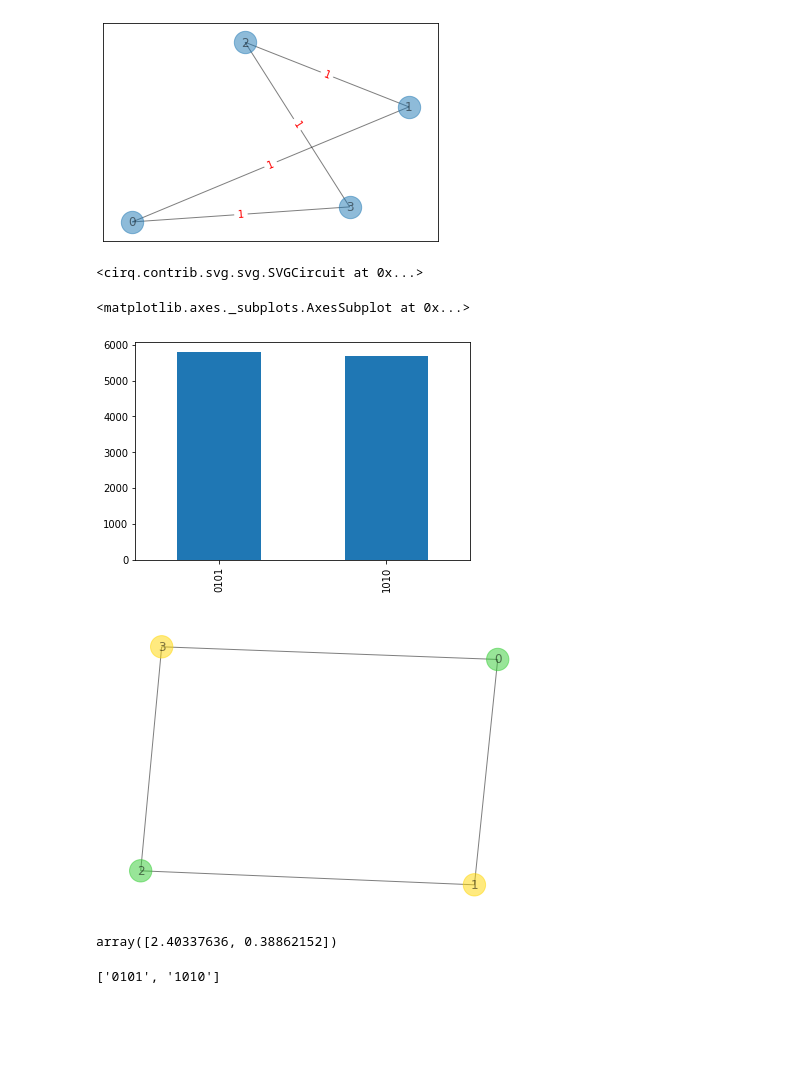
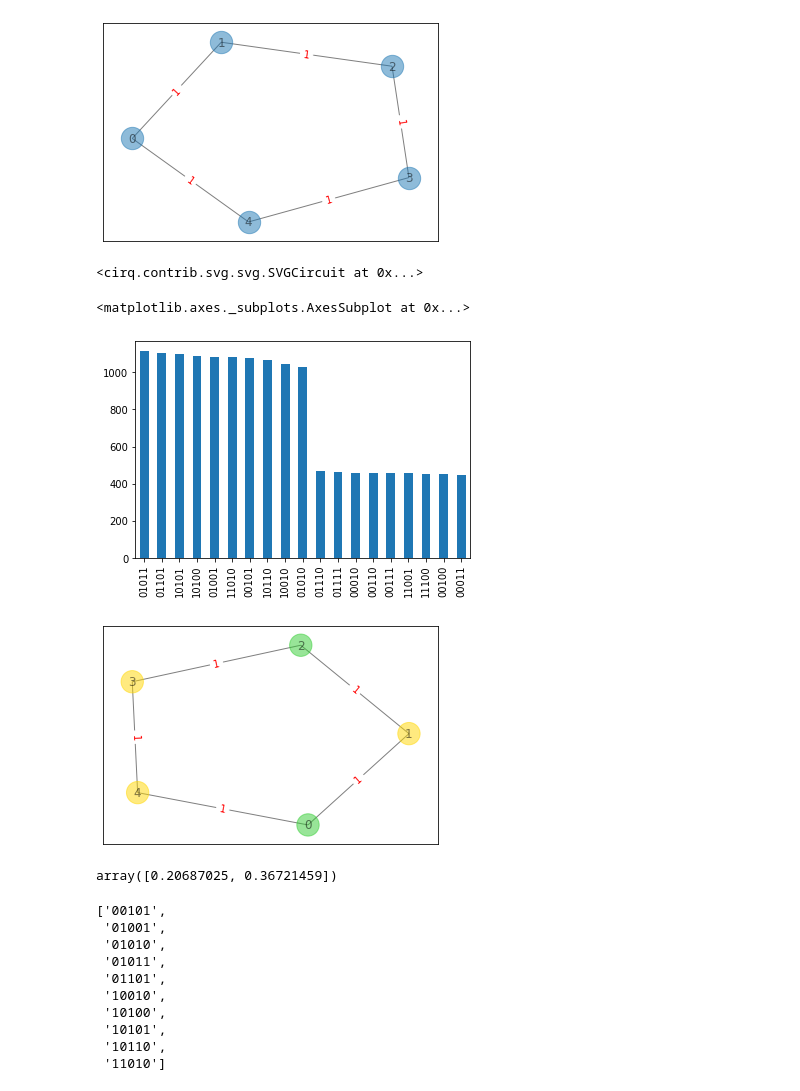
Before and after one commit to LyaminVS/mentor_project, a Jupyter notebook: maxcut_solver.ipynb, the cells around one changed output. Drawn from its saved outputs; the diff is of its cells as text; code cells hidden in the pictures; blank space fills up the shorter version.

```diff
--- a/maxcut_solver.ipynb
+++ b/maxcut_solver.ipynb
@@ -6,13 +6,14 @@ import scipy
 import cirq
 # %%
 G = nx.Graph()
-n = 4
+n = 5
 G.add_nodes_from([i for i in range(0, n)])
 G.add_edges_from([(i, (i + 1) % n) for i in range(0, n)])
-solver = QAOAQuquarts.MAXCUTSolver(4, layers=4, graph=G, weights=[1, 1, 1, 1])
+
+solver = QAOAQuquarts.MAXCUTSolver(qudit_dimension=4, layers=4, graph=G, weights=[1, 1, 1, 1, 1])
 solver.draw_graph()
 # %% [output]
-[figure, old version]
+[figure, new version]
 # %%
 solver.draw_circuit()
 # %% [output]
@@ -23,16 +24,25 @@ solver.solve()
 solver.get_hist(0.4)
 # %% [output]
 <matplotlib.axes._subplots.AxesSubplot at 0x...>
-[figure, old version]
+[figure, new version]
 # %%
-solver.get_colored_graph()
+solver.draw_colored_graph()
 # %% [output]
-[figure, old version]
+[figure, new version]
 # %%
 solver.get_best_params()
 # %% [output]
-array([2.40337636, 0.38862152])
+array([0.20687025, 0.36721459])
 # %%
 solver.classical_solve()
 # %% [output]
-['0101', '1010']
+['00101',
+ '01001',
+ '01010',
+ '01011',
+ '01101',
+ '10010',
+ '10100',
+ '10101',
+ '10110',
+ '11010']
```
Also changed, not shown: 1 other file.
